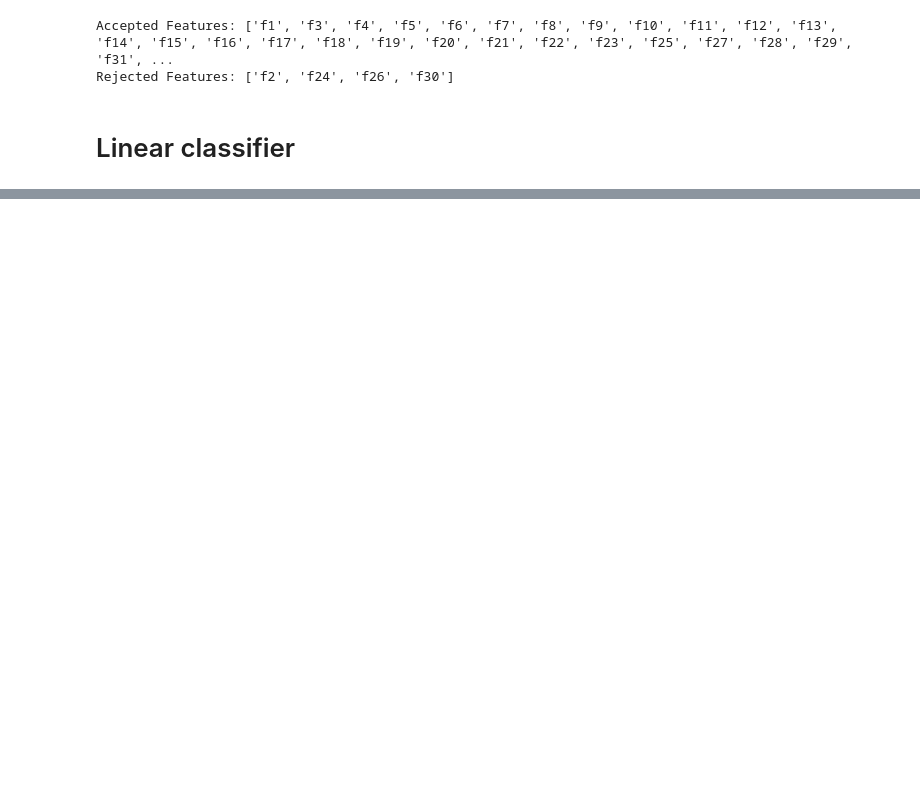
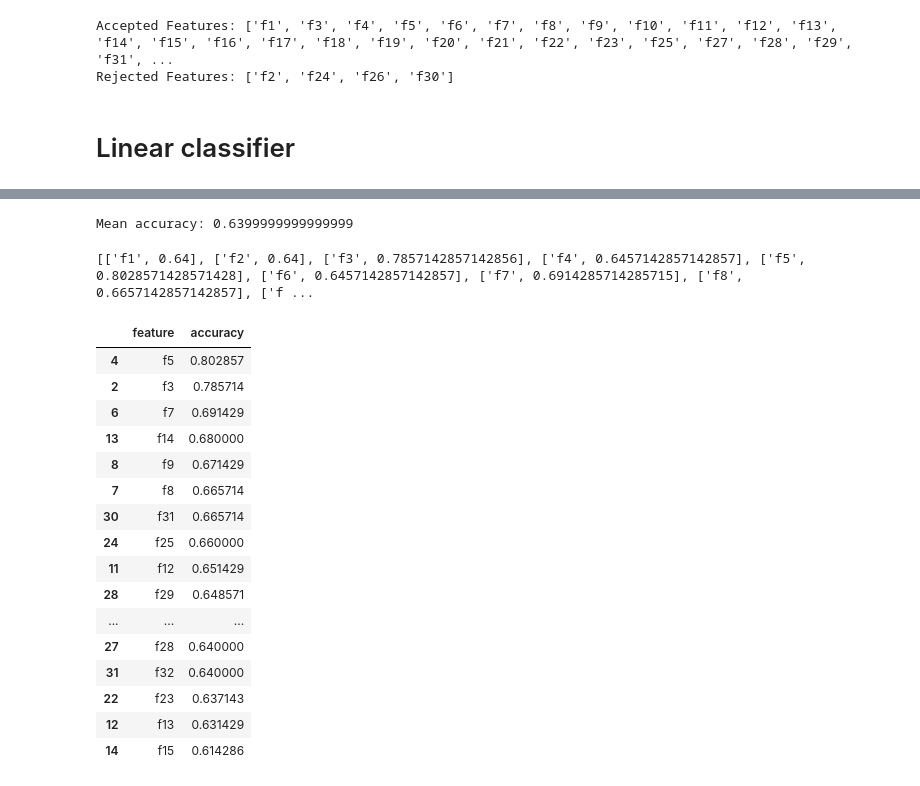
Before and after one commit to pkhamchuai/PatRecG, a Jupyter notebook: Program-HW3/HW3.ipynb, the cells around one changed output, grey strips where cells are left out. Drawn from its saved outputs; the diff is of its cells as text; code cells hidden in the pictures; blank space fills up the shorter version.

```diff
--- a/Program-HW3/HW3.ipynb
+++ b/Program-HW3/HW3.ipynb
@@ -59,7 +59,7 @@ column_name = [f"f{i}" for i in range(1, 35)] + ['class']
 df.columns = column_name
 
 # convert the class column to binary
-df['class'] = df['class'].replace(['b', 'g'], [0, 1]) # b = 0, g = 1
+df['class'] = df['class'].replace(['g', 'b'], [1, 2]) # g = 1, b = 2
 
 # convert the data type to float
 df = df.astype(float)
@@ -95,14 +95,12 @@ def ttest(df, feature):
     """
     Perform t-test on the given feature and return the t-statistic and p-value
     """
-    # degrees of freedom
-    dof = 2*N - 2
 
     # group the dataframe by class
     grouped = df.groupby("class")
     # get the groups
-    group1 = grouped.get_group(0)[feature]
-    group2 = grouped.get_group(1)[feature]
+    group1 = grouped.get_group(1)[feature]
+    group2 = grouped.get_group(2)[feature]
     print(f"Group 1 Mean: {group1.mean()}")
     print(f"Group 1 Variance: {group1.var()}")
     print(f"Group 2 Mean: {group2.mean()}")
@@ -123,6 +121,7 @@ def ttest(df, feature):
     print(f"N1: {N1}")
     print(f"N2: {N2}")
     if N1 == N2:
+        dof = 2*N1 - 2
         print("N1 == N2")
         print("Performing t-test...")
         s_squared = (group1.var() + group2.var())/(2*N1 - 2)
@@ -137,8 +136,8 @@ def ttest(df, feature):
         ci = stats.t.ppf(0.99, dof)
         print(f"Confidence Interval (ci): {ci}")
         print(f"q: {q}")
-        print(f"q in (-ci, ci): {-ci < q < ci}")
-        if -ci < q < ci:
+        print(f"q in (-ci, ci): {-ci <= q <= ci}")
+        if -ci <= q <= ci:
             print("The null hypothesis is accepted")
             print("The feature is rejected")
             return False
@@ -150,6 +149,7 @@ def ttest(df, feature):
     else:
         print("N1 != N2")
         print("Performing t-test...")
+        dof = N1 + N2 - 2
         s_squared = (group1.var() + group2.var())/(N1 + N2 - 2)
         s = s_squared**0.5
         q = (group1.mean() - group2.mean()) / (s * ((1/N1) + (1/N2))**0.5)
@@ -162,8 +162,8 @@ def ttest(df, feature):
         ci = stats.t.ppf(0.99, dof)
         print(f"Confidence Interval (ci): {ci}")
         print(f"q: {q}")
-        print(f"q in (-ci, ci): {-ci < q < ci}")
-        if -ci < q < ci:
+        print(f"q in (-ci, ci): {-ci <= q <= ci}")
+        if -ci <= q <= ci:
             print("The null hypothesis is accepted")
             print("The feature is rejected")
             return False
@@ -301,0 +312,42 @@ Mean accuracy: 0.8742857142857142
+# %%
+rejected_features = [feature for feature in df.columns[:-1] if feature not in accepted_features]
+accuracy = cross_validate(df, rejected_features, target_column)
+print(f"Mean accuracy: {accuracy}")
+# %% [output]
+Mean accuracy: 0.6399999999999999
+# %%
+acc_list = []
+
+# loop through the features and calculate the accuracy
+for feature in df.columns[:-1]:
+    accuracy = cross_validate(df, [feature], target_column)
+    # print(f"Feature: {feature}")
+    # print(f"Mean accuracy: {accuracy}")
+    # print()
+    acc_list.append([feature, accuracy])
+print(acc_list)
+# %% [output]
+[['f1', 0.64], ['f2', 0.64], ['f3', 0.7857142857142856], ['f4', 0.6457142857142857], ['f5', 0.8028571428571428], ['f6', 0.6457142857142857], ['f7', 0.6914285714285715], ['f8', 0.6657142857142857], ['f ...
+# %%
+# create a dataframe from the accuracy list
+acc_df = pd.DataFrame(acc_list, columns=['feature', 'accuracy'])
+# show acc_df sorted by accuracy
+acc_df.sort_values(by='accuracy', ascending=False)
+# %% [output]
+|  | feature | accuracy |
+| 4 | f5 | 0.802857 |
+| 2 | f3 | 0.785714 |
+| 6 | f7 | 0.691429 |
+| 13 | f14 | 0.680000 |
+| 8 | f9 | 0.671429 |
+| 7 | f8 | 0.665714 |
+| 30 | f31 | 0.665714 |
+| 24 | f25 | 0.660000 |
+| 11 | f12 | 0.651429 |
+| 28 | f29 | 0.648571 |
+| ... | ... | ... |
+| 27 | f28 | 0.640000 |
+| 31 | f32 | 0.640000 |
+| 22 | f23 | 0.637143 |
+| 12 | f13 | 0.631429 |
+| 14 | f15 | 0.614286 |
```
Also changed, not shown: parts of 5 cells of this notebook, 3 other files.
